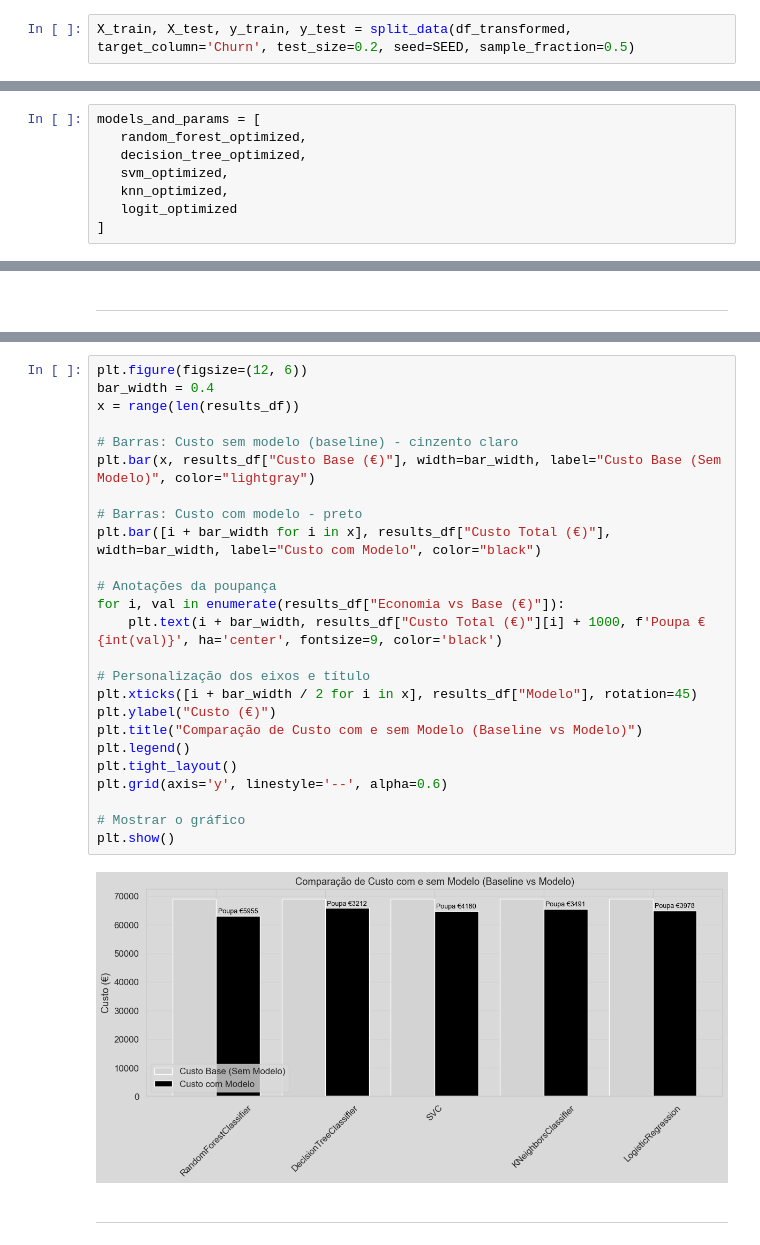
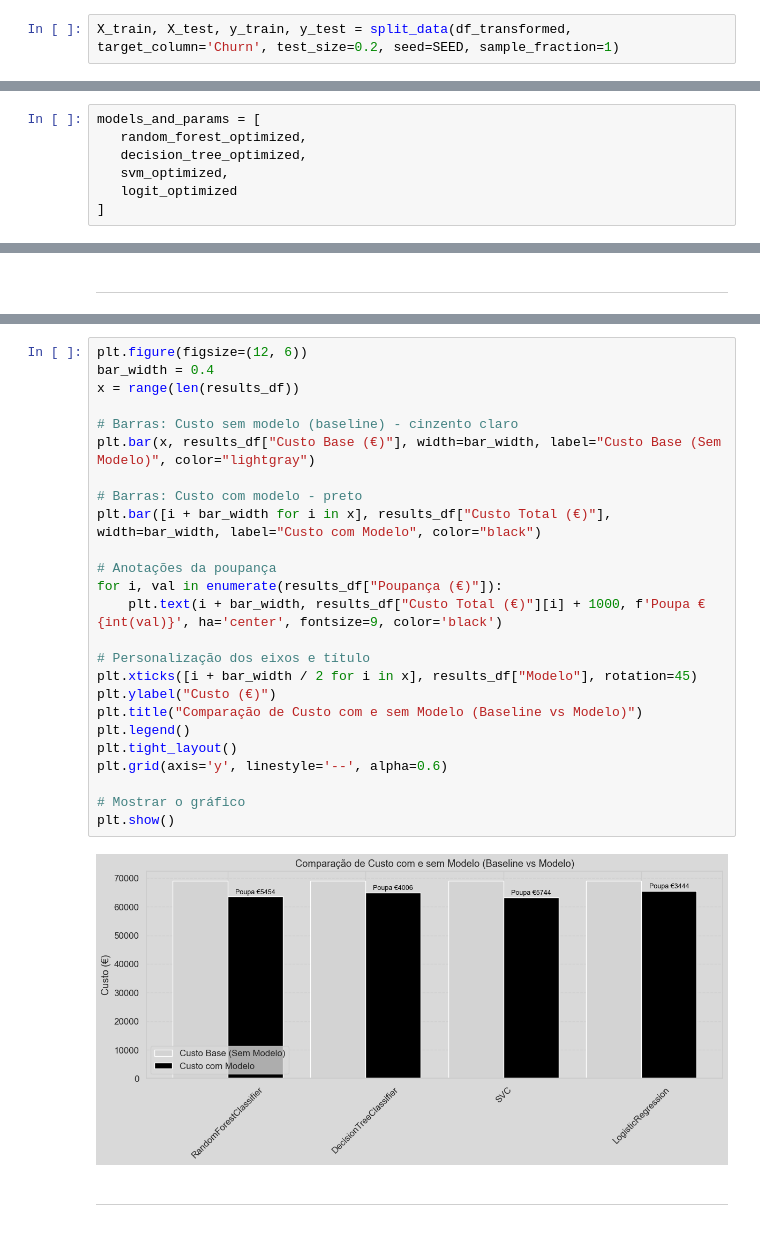
Before and after one commit to pereiranuno/telecom_customer_churn, a Jupyter notebook: customer_churn.ipynb, the cells around one changed output, grey strips where cells are left out. Saved outputs shown, nothing was run; the diff lists cells and outputs as text.

```diff
--- a/customer_churn.ipynb
+++ b/customer_churn.ipynb
@@ -644,4 +685,4 @@ data.head(5)
 | 3 | 0 | 0 | 0 | 45 | 0 | 1 | 0 | ... |
 | 4 | 0 | 0 | 0 | 2 | 1 | 0 | 1 | ... |
 # %%
-X_train, X_test, y_train, y_test = split_data(df_transformed, target_column='Churn', test_size=0.2, seed=SEED, sample_fraction=0.5)
+X_train, X_test, y_train, y_test = split_data(df_transformed, target_column='Churn', test_size=0.2, seed=SEED, sample_fraction=1)
@@ -1186,7 +1133,6 @@ models_and_params = [
    random_forest_optimized,
    decision_tree_optimized,
    svm_optimized,
-   knn_optimized,
    logit_optimized
 ]
 # %%
@@ -1323,30 +1258,30 @@ results_df
 # %%
 plt.figure(figsize=(12, 6))
 bar_width = 0.4
 x = range(len(results_df))
 
 # Barras: Custo sem modelo (baseline) - cinzento claro
 plt.bar(x, results_df["Custo Base (€)"], width=bar_width, label="Custo Base (Sem Modelo)", color="lightgray")
 
 # Barras: Custo com modelo - preto
 plt.bar([i + bar_width for i in x], results_df["Custo Total (€)"], width=bar_width, label="Custo com Modelo", color="black")
 
 # Anotações da poupança
-for i, val in enumerate(results_df["Economia vs Base (€)"]):
+for i, val in enumerate(results_df["Poupança (€)"]):
     plt.text(i + bar_width, results_df["Custo Total (€)"][i] + 1000, f'Poupa €{int(val)}', ha='center', fontsize=9, color='black')
 
 # Personalização dos eixos e título
 plt.xticks([i + bar_width / 2 for i in x], results_df["Modelo"], rotation=45)
 plt.ylabel("Custo (€)")
 plt.title("Comparação de Custo com e sem Modelo (Baseline vs Modelo)")
 plt.legend()
 plt.tight_layout()
 plt.grid(axis='y', linestyle='--', alpha=0.6)
 
 # Mostrar o gráfico
 plt.show()
 # %% [output]
-[figure, old version]
+[figure, new version]
 # %% [markdown]
 ---
 # %% [markdown]
```
Also changed, not shown: parts of 73 cells of this notebook.
